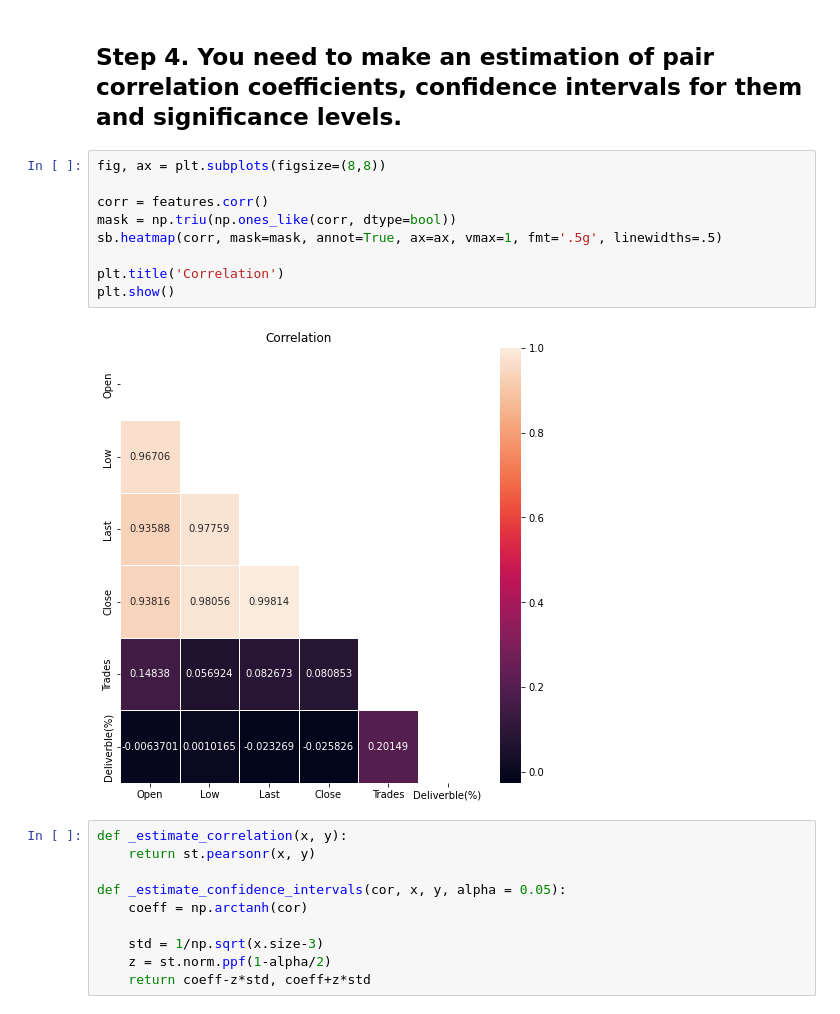
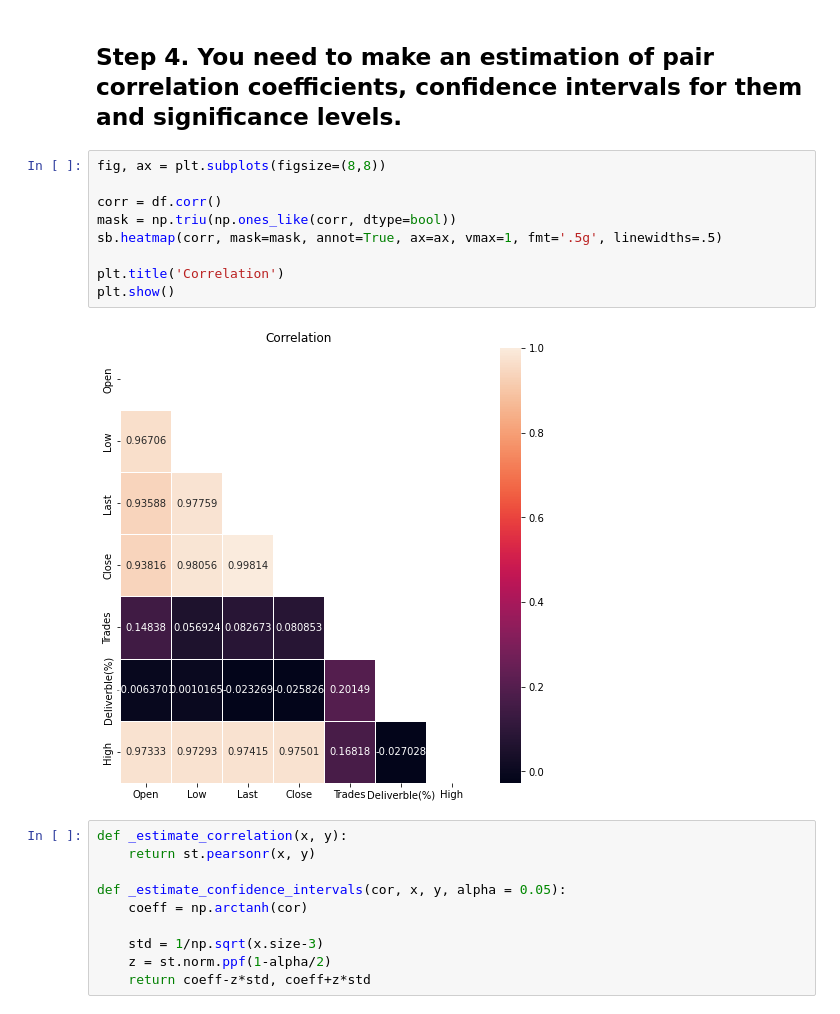
Before and after one commit to semaputnik/multivariate-data-analysis-labs, a Jupyter notebook: Lab_2/code.ipynb, the cells around one changed output. Cells and saved outputs as stored; diff of their text form.

```diff
--- a/Lab_2/code.ipynb
+++ b/Lab_2/code.ipynb
@@ -114,14 +121,14 @@ dtype: float64
 # %%
 fig, ax = plt.subplots(figsize=(8,8))
 
-corr = features.corr()
+corr = df.corr()
 mask = np.triu(np.ones_like(corr, dtype=bool))
 sb.heatmap(corr, mask=mask, annot=True, ax=ax, vmax=1, fmt='.5g', linewidths=.5)
 
 plt.title('Correlation')
 plt.show()
 # %% [output]
-[figure, old version]
+[figure, new version]
 # %%
 def _estimate_correlation(x, y):
     return st.pearsonr(x, y)
```
Also changed, not shown: parts of 25 cells of this notebook, 2 other files.
